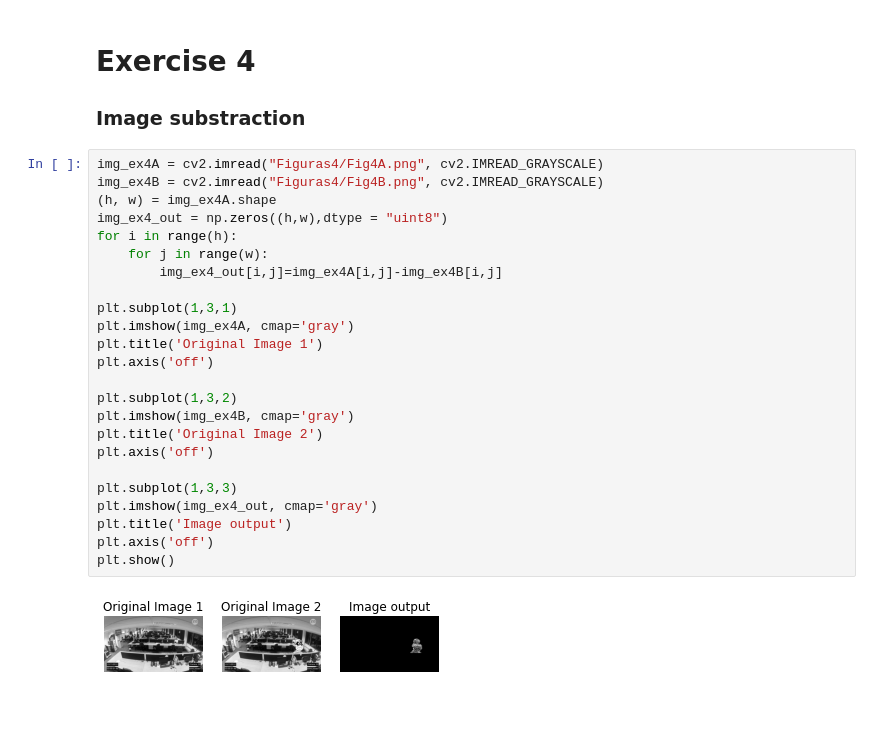
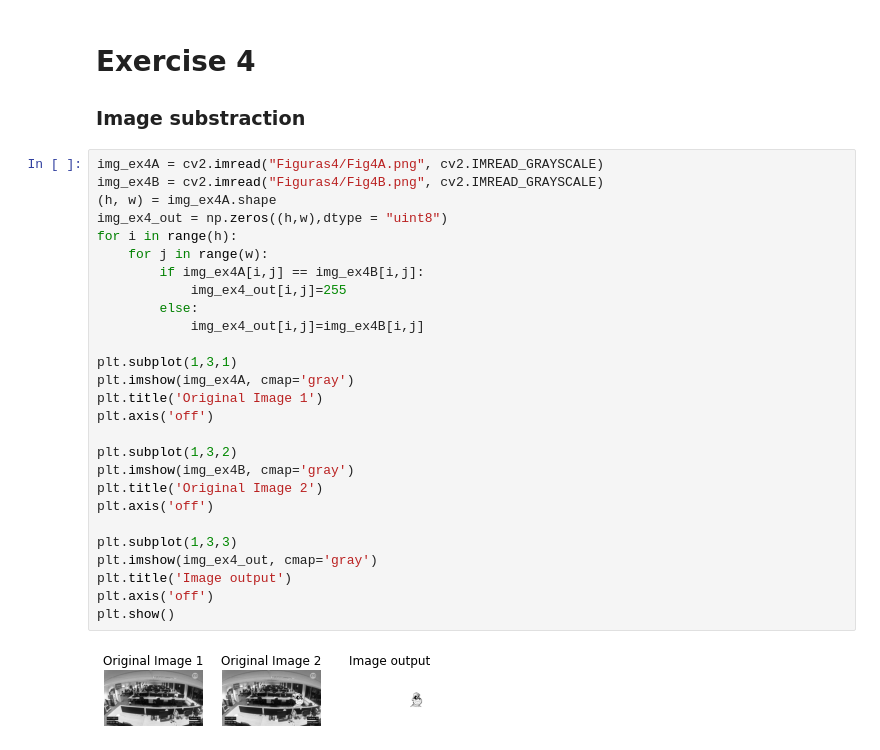
Before and after one commit to fekurita/MachineVision, a Jupyter notebook: Aula 4/Aula4.ipynb, the cells around one changed output. Drawn from its saved outputs; the diff is of its cells as text; blank space fills up the shorter version.

```diff
--- a/Aula 4/Aula4.ipynb
+++ b/Aula 4/Aula4.ipynb
@@ -172,26 +172,29 @@ Deprecated in NumPy 1.20; for more details and guidance: https://numpy.org/devdo
 # %%
 img_ex4A = cv2.imread("Figuras4/Fig4A.png", cv2.IMREAD_GRAYSCALE)
 img_ex4B = cv2.imread("Figuras4/Fig4B.png", cv2.IMREAD_GRAYSCALE)
 (h, w) = img_ex4A.shape
 img_ex4_out = np.zeros((h,w),dtype = "uint8")
 for i in range(h):
     for j in range(w):
-        img_ex4_out[i,j]=img_ex4A[i,j]-img_ex4B[i,j]
+        if img_ex4A[i,j] == img_ex4B[i,j]:
+            img_ex4_out[i,j]=255
+        else:
+            img_ex4_out[i,j]=img_ex4B[i,j]
 
 plt.subplot(1,3,1)
 plt.imshow(img_ex4A, cmap='gray')
 plt.title('Original Image 1')
 plt.axis('off')
 
 plt.subplot(1,3,2)
 plt.imshow(img_ex4B, cmap='gray')
 plt.title('Original Image 2')
 plt.axis('off')
 
 plt.subplot(1,3,3)
 plt.imshow(img_ex4_out, cmap='gray')
 plt.title('Image output')
 plt.axis('off')
 plt.show()
 # %% [output]
-[figure, old version]
+[figure, new version]
```
Also changed, not shown: 10 other files.
